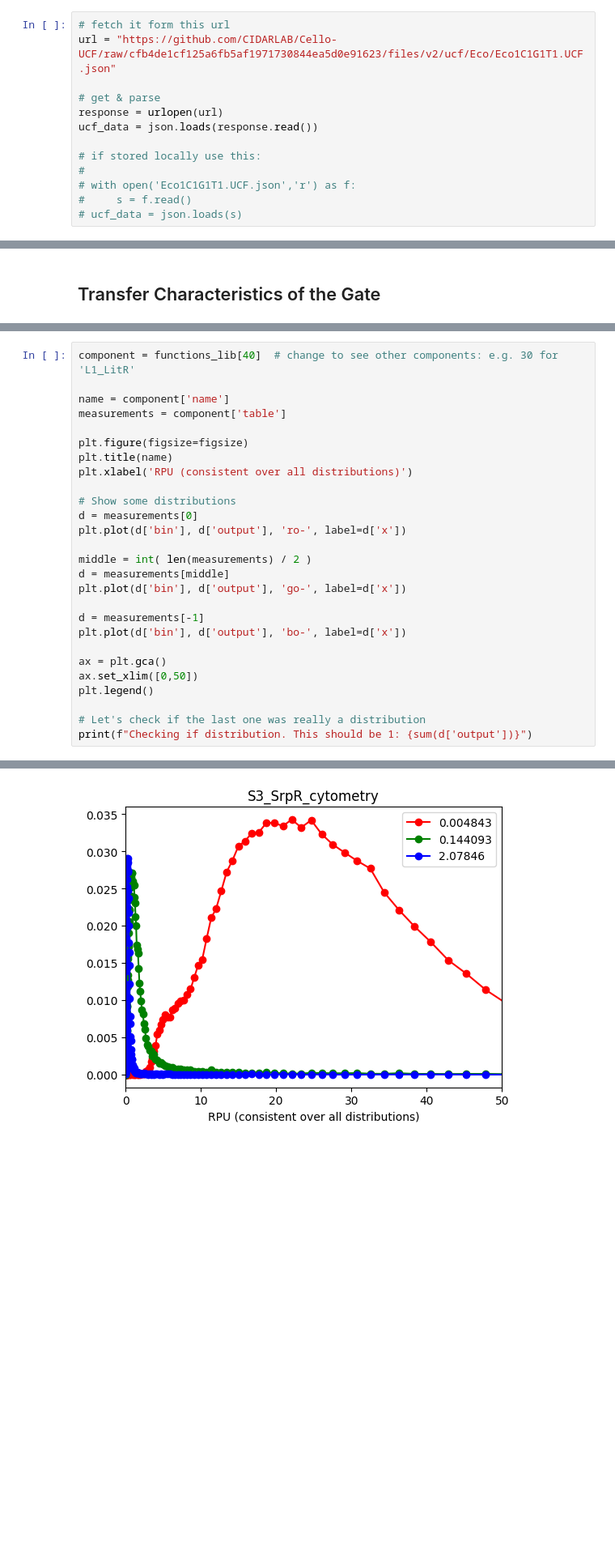
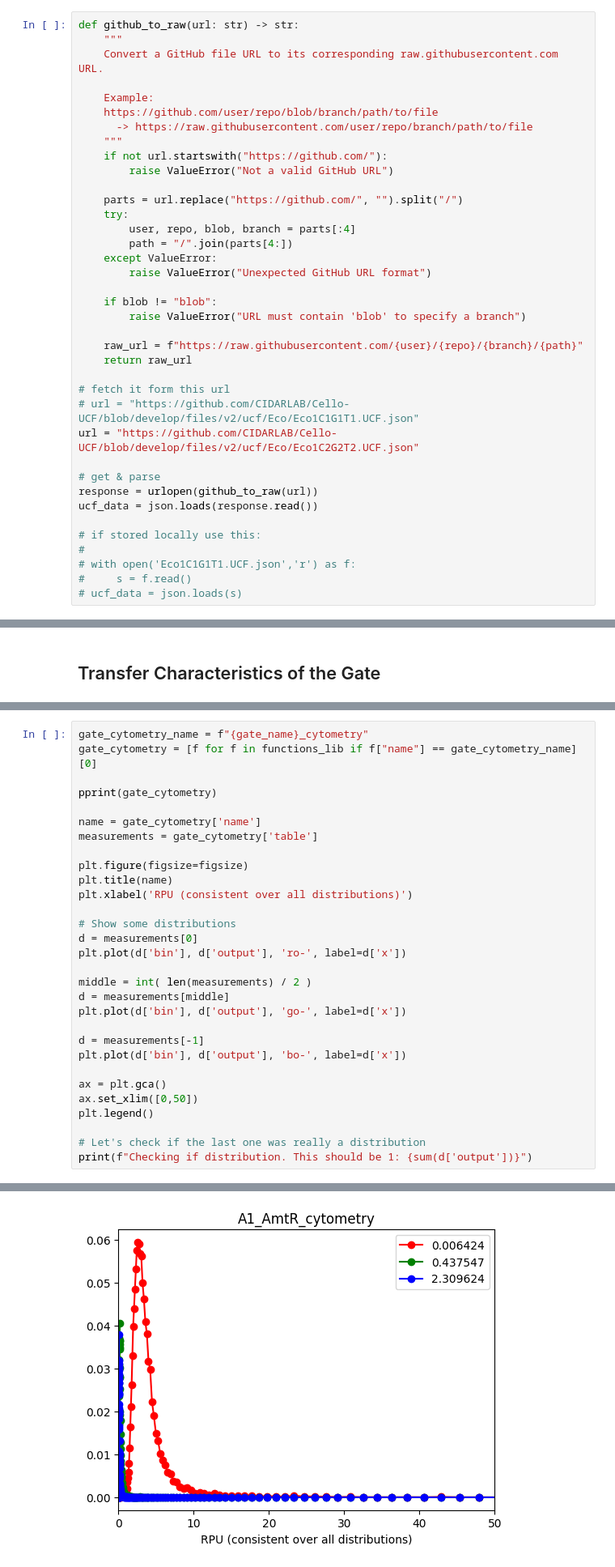
Before and after one commit to BioDisCo/computational_bioengineering, a Jupyter notebook: ps_gates/notes.ipynb, the cells around one changed output, grey strips where cells are left out. Shown at 81% size. Drawn from its saved outputs; the diff is of its cells as text; blank space fills up the shorter version.

```diff
--- a/ps_gates/notes.ipynb
+++ b/ps_gates/notes.ipynb
@@ -23,11 +23,36 @@ Check out the paper by [Nielsen et al.](https://www.science.org/doi/full/10.1126
 We will use modeling and experimental data from the Cello v2 compiler in the form of a [user constraint file (UCF)](https://github.com/CIDARLAB/Cello-UCF/blob/cfb4de1cf125a6fb5af1971730844ea5d0e91623/files/v2/ucf/Eco/Eco1C1G1T1.UCF.json).
 Let's load it into a variable so that we can work with it.
 # %%
+def github_to_raw(url: str) -> str:
+    """
+    Convert a GitHub file URL to its corresponding raw.githubusercontent.com URL.
+
+    Example:
+    https://github.com/user/repo/blob/branch/path/to/file
+      -> https://raw.githubusercontent.com/user/repo/branch/path/to/file
+    """
+    if not url.startswith("https://github.com/"):
+        raise ValueError("Not a valid GitHub URL")
+
+    parts = url.replace("https://github.com/", "").split("/")
+    try:
+        user, repo, blob, branch = parts[:4]
+        path = "/".join(parts[4:])
+    except ValueError:
+        raise ValueError("Unexpected GitHub URL format")
+
+    if blob != "blob":
+        raise ValueError("URL must contain 'blob' to specify a branch")
+
+    raw_url = f"https://raw.githubusercontent.com/{user}/{repo}/{branch}/{path}"
+    return raw_url
+
 # fetch it form this url
-url = "https://github.com/CIDARLAB/Cello-UCF/raw/cfb4de1cf125a6fb5af1971730844ea5d0e91623/files/v2/ucf/Eco/Eco1C1G1T1.UCF.json"
+# url = "https://github.com/CIDARLAB/Cello-UCF/blob/develop/files/v2/ucf/Eco/Eco1C1G1T1.UCF.json"
+url = "https://github.com/CIDARLAB/Cello-UCF/blob/develop/files/v2/ucf/Eco/Eco1C2G2T2.UCF.json"
 
 # get & parse
-response = urlopen(url)
+response = urlopen(github_to_raw(url))
 ucf_data = json.loads(response.read())
 
 # if stored locally use this:
@@ -312,8 +361,11 @@ Let's plot the response distribution for 3 inputs to such a component and to be
 # %%
-component = functions_lib[40]  # change to see other components: e.g. 30 for 'L1_LitR'
+gate_cytometry_name = f"{gate_name}_cytometry"
+gate_cytometry = [f for f in functions_lib if f["name"] == gate_cytometry_name][0]
 
-name = component['name']
-measurements = component['table']
+pprint(gate_cytometry)
+
+name = gate_cytometry['name']
+measurements = gate_cytometry['table']
 
 plt.figure(figsize=figsize)
 plt.title(name)
@@ -340,2 +408,2 @@ print(f"Checking if distribution. This should be 1: {sum(d['output'])}")
 Checking if distribution. This should be 1: 1.0
-[figure, old version]
+[figure, new version]
```
Also changed, not shown: parts of 21 cells of this notebook, 4 other files.
